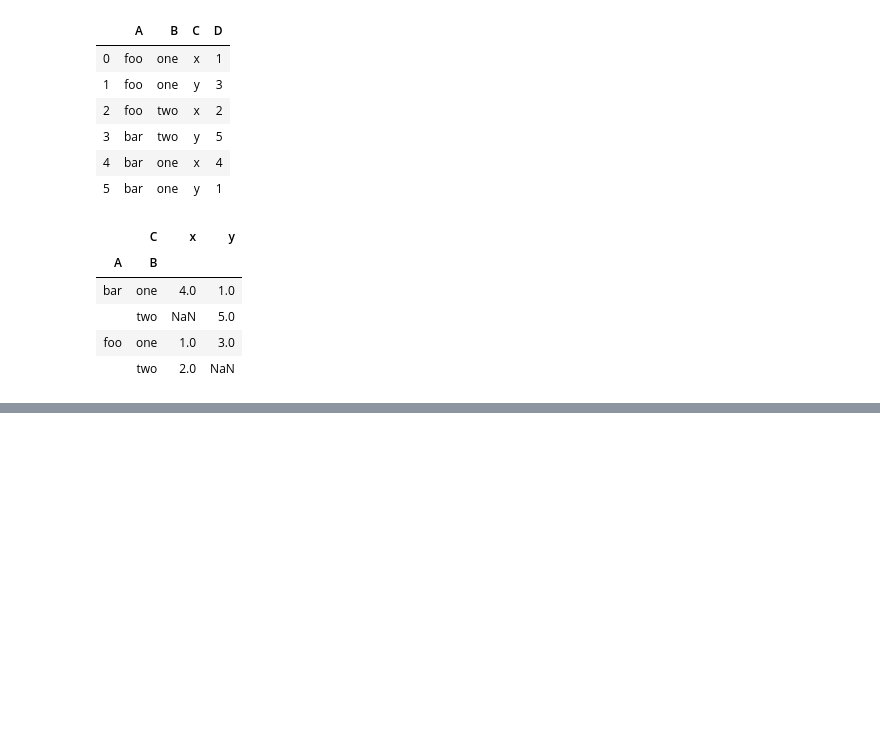
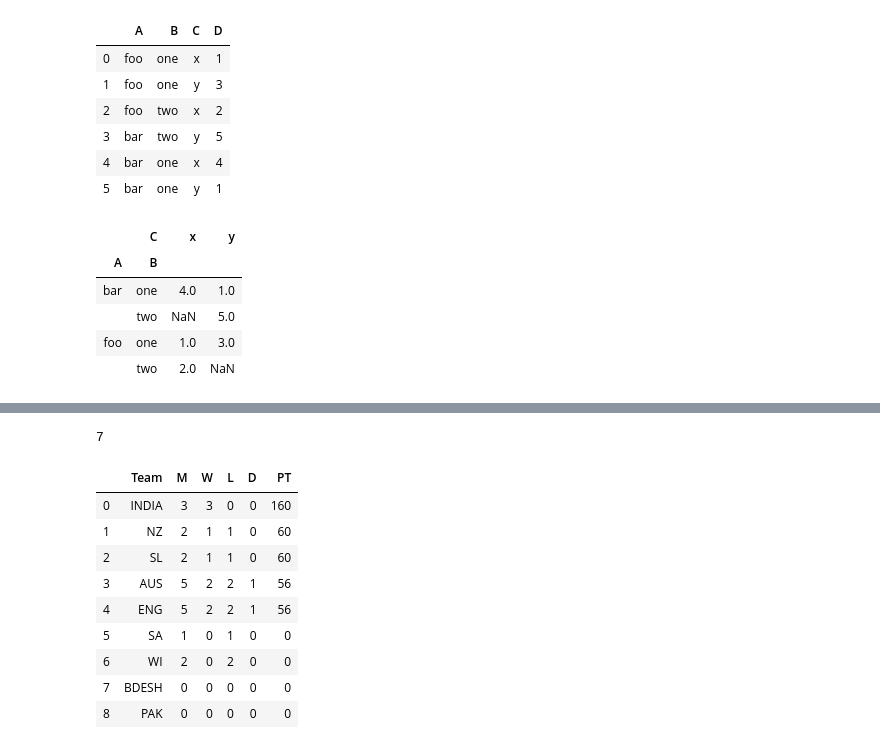
Before and after one commit to prashantfb65/code_practise, a Jupyter notebook: machine_learning/python_pandas_12102019.ipynb, the cells around one changed output, grey strips where cells are left out. Cells and saved outputs as stored; diff of their text form; code cells hidden in the pictures; blank space fills up the shorter version.

```diff
--- a/machine_learning/python_pandas_12102019.ipynb
+++ b/machine_learning/python_pandas_12102019.ipynb
@@ -598,0 +612,19 @@ df.pivot_table('D', index=['A', 'B'], columns=['C'])
+# %%
+df2 = pd.read_html('https://www.espncricinfo.com/series/19430/scorecard/1187008/india-vs-south-africa-2nd-test-icc-world-test-championship-2019-2021')
+# %%
+len(df2)
+# %% [output]
+7
+# %%
+df2[6]
+# %% [output]
+|  | Team | M | W | L | D | PT |
+| 0 | INDIA | 3 | 3 | 0 | 0 | 160 |
+| 1 | NZ | 2 | 1 | 1 | 0 | 60 |
+| 2 | SL | 2 | 1 | 1 | 0 | 60 |
+| 3 | AUS | 5 | 2 | 2 | 1 | 56 |
+| 4 | ENG | 5 | 2 | 2 | 1 | 56 |
+| 5 | SA | 1 | 0 | 1 | 0 | 0 |
+| 6 | WI | 2 | 0 | 2 | 0 | 0 |
+| 7 | BDESH | 0 | 0 | 0 | 0 | 0 |
+| 8 | PAK | 0 | 0 | 0 | 0 | 0 |
```
Also changed, not shown: parts of 3 cells of this notebook.
